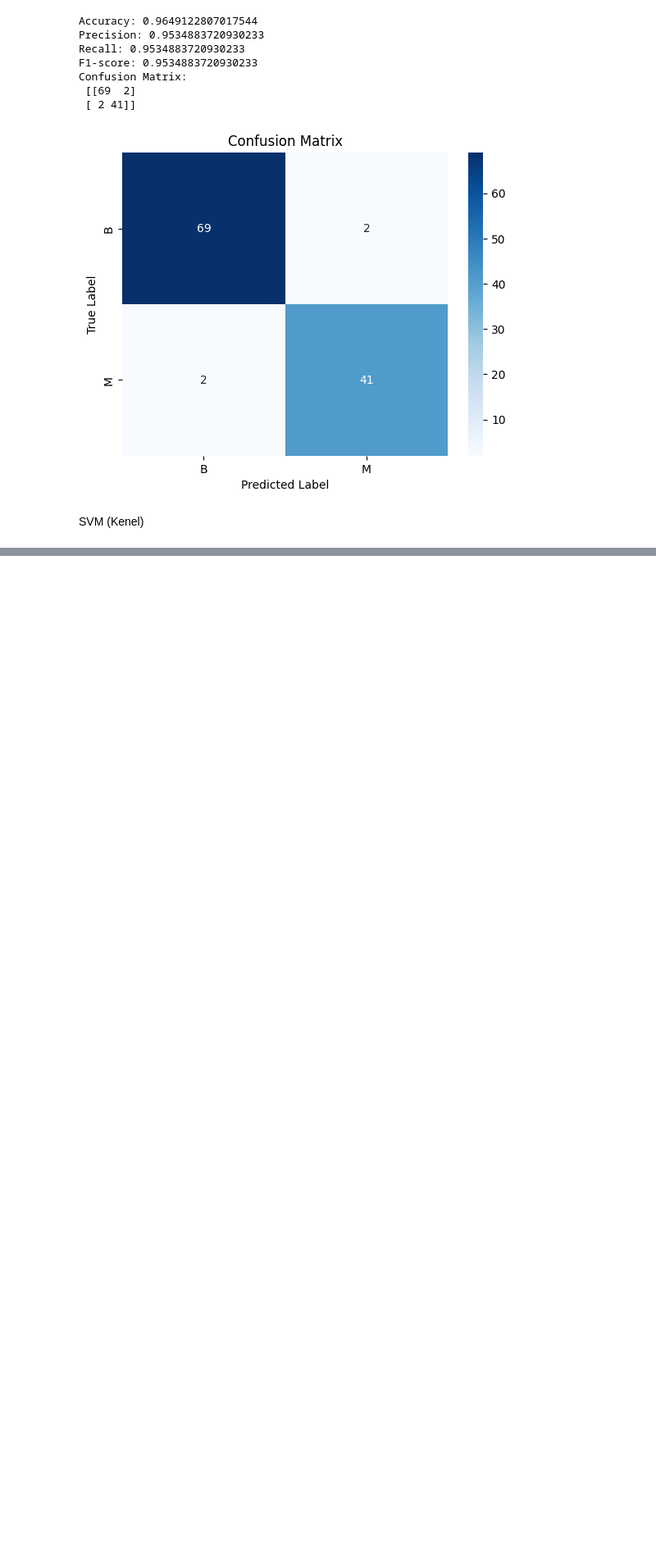
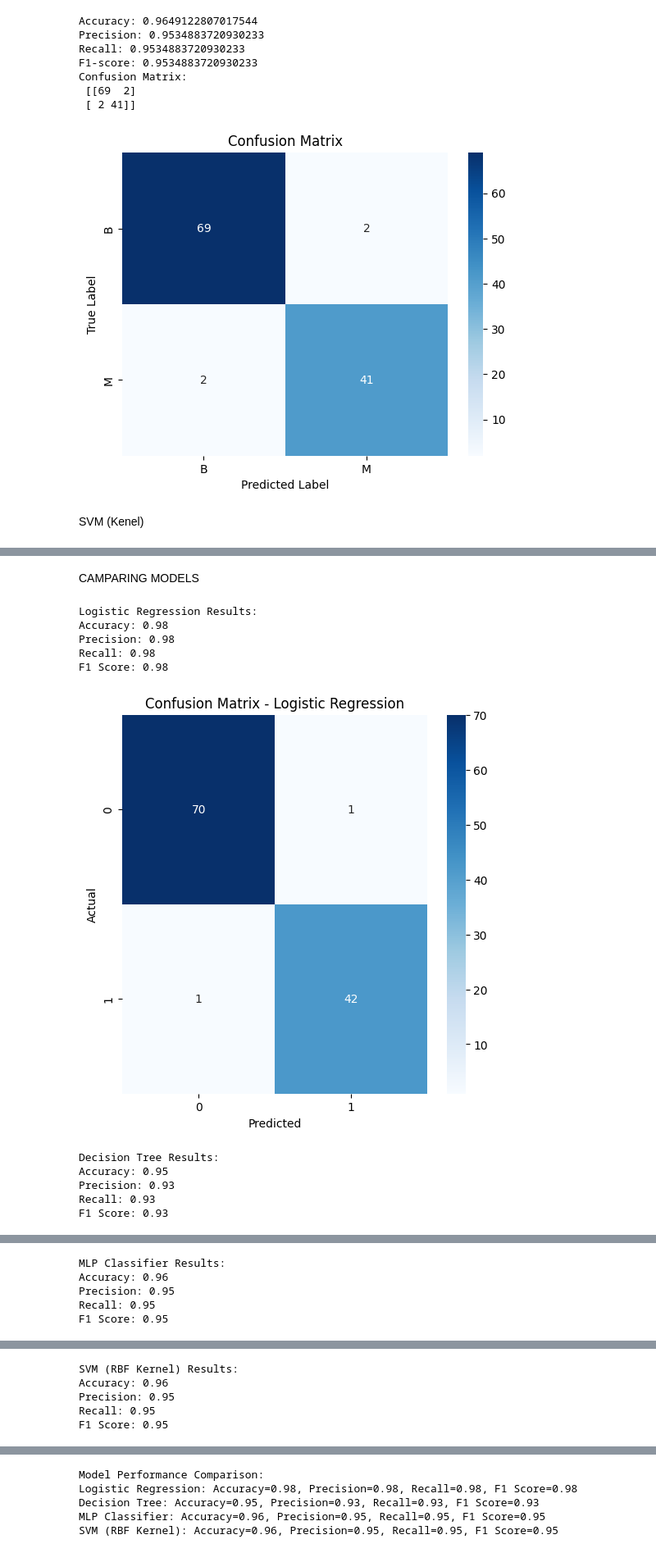
Before and after one commit to Thinhvpk14/machine_learning, a Jupyter notebook: breast_cancer.ipynb, the cells around one changed output, grey strips where cells are left out. Shown: that part at 82% size. Saved outputs shown, nothing was run; the diff lists cells and outputs as text; code cells hidden in the pictures; blank space fills up the shorter version.

```diff
--- a/breast_cancer.ipynb
+++ b/breast_cancer.ipynb
@@ -409,0 +256,61 @@ find: ‘./proc/68/net’: Invalid argument
+# %% [markdown]
+CAMPARING MODELS
+# %%
+models = {
+    "Logistic Regression": LogisticRegression(max_iter=1000, class_weight='balanced'),
+    "Decision Tree": DecisionTreeClassifier(random_state=42),
+    "MLP Classifier": MLPClassifier(hidden_layer_sizes=(100,), max_iter=1000, random_state=42),
+    "SVM (RBF Kernel)": SVC(kernel='rbf', class_weight='balanced', random_state=42, probability=True)
+}
+# %%
+results = {}
+for name, model in models.items():
+    model.fit(X_train, y_train)
+    y_pred = model.predict(X_test)
+
+    accuracy = accuracy_score(y_test, y_pred)
+    precision = precision_score(y_test, y_pred, zero_division=1)
+    recall = recall_score(y_test, y_pred, zero_division=1)
+    f1 = f1_score(y_test, y_pred, zero_division=1)
+    conf_matrix = confusion_matrix(y_test, y_pred)
+
+    results[name] = {
+        "Accuracy": accuracy,
+        "Precision": precision,
+        "Recall": recall,
+        "F1 Score": f1,
+        "Confusion Matrix": conf_matrix
+    }
+
+    print(f"\n{name} Results:")
+    print(f"Accuracy: {accuracy:.2f}")
+    print(f"Precision: {precision:.2f}")
+    print(f"Recall: {recall:.2f}")
+    print(f"F1 Score: {f1:.2f}")
+
+    # Plot confusion matrix
+    plt.figure(figsize=(6,6))
+    sns.heatmap(conf_matrix, annot=True, fmt='d', cmap='Blues',
+                xticklabels=np.unique(y),  # Use actual labels from y
+                yticklabels=np.unique(y))  # Use actual labels from y
+    plt.xlabel("Predicted")
+    plt.ylabel("Actual")
+    plt.title(f"Confusion Matrix - {name}")
+    plt.show()
+
+# Print final comparison
+print("\nModel Performance Comparison:")
+for name, metrics in results.items():
+    print(f"{name}: Accuracy={metrics['Accuracy']:.2f}, Precision={metrics['Precision']:.2f}, Recall={metrics['Recall']:.2f}, F1 Score={metrics['F1 Score']:.2f}")
+# %% [output]
+Logistic Regression Results:
+Accuracy: 0.98
+Precision: 0.98
+Recall: 0.98
+F1 Score: 0.98
+[figure, added]
+Decision Tree Results:
+Accuracy: 0.95
+Precision: 0.93
+Recall: 0.93
+F1 Score: 0.93
@@ -409,0 +318,5 @@ find: ‘./proc/68/net’: Invalid argument
+MLP Classifier Results:
+Accuracy: 0.96
+Precision: 0.95
+Recall: 0.95
+F1 Score: 0.95
@@ -409,0 +324,5 @@ find: ‘./proc/68/net’: Invalid argument
+SVM (RBF Kernel) Results:
+Accuracy: 0.96
+Precision: 0.95
+Recall: 0.95
+F1 Score: 0.95
@@ -409,0 +330,5 @@ find: ‘./proc/68/net’: Invalid argument
+Model Performance Comparison:
+Logistic Regression: Accuracy=0.98, Precision=0.98, Recall=0.98, F1 Score=0.98
+Decision Tree: Accuracy=0.95, Precision=0.93, Recall=0.93, F1 Score=0.93
+MLP Classifier: Accuracy=0.96, Precision=0.95, Recall=0.95, F1 Score=0.95
+SVM (RBF Kernel): Accuracy=0.96, Precision=0.95, Recall=0.95, F1 Score=0.95
```
Also changed, not shown: parts of 35 cells of this notebook.
